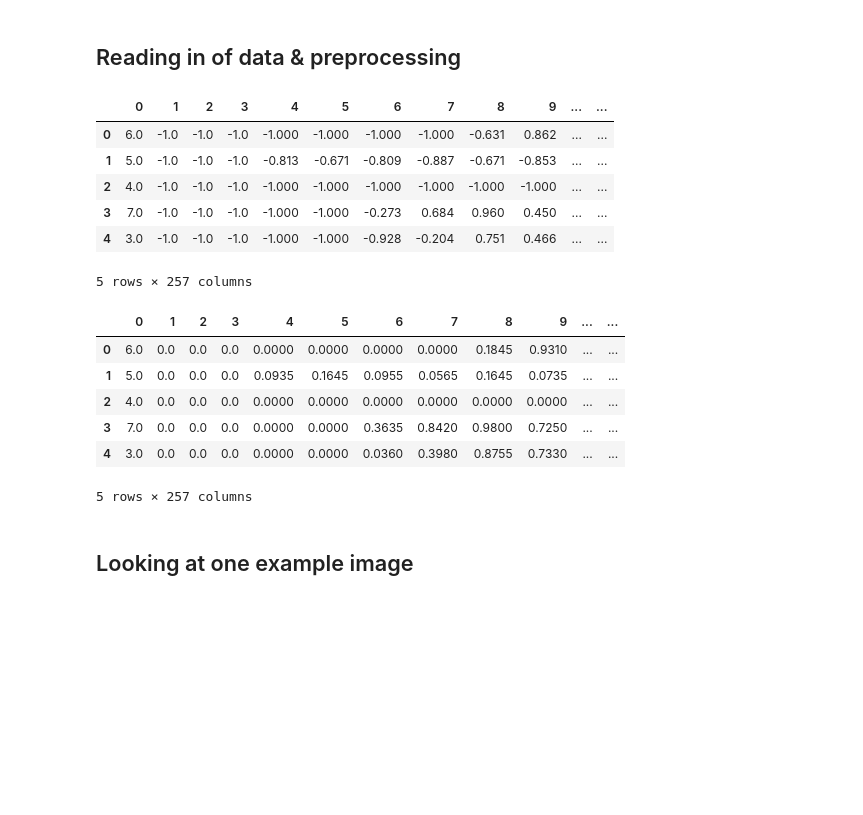
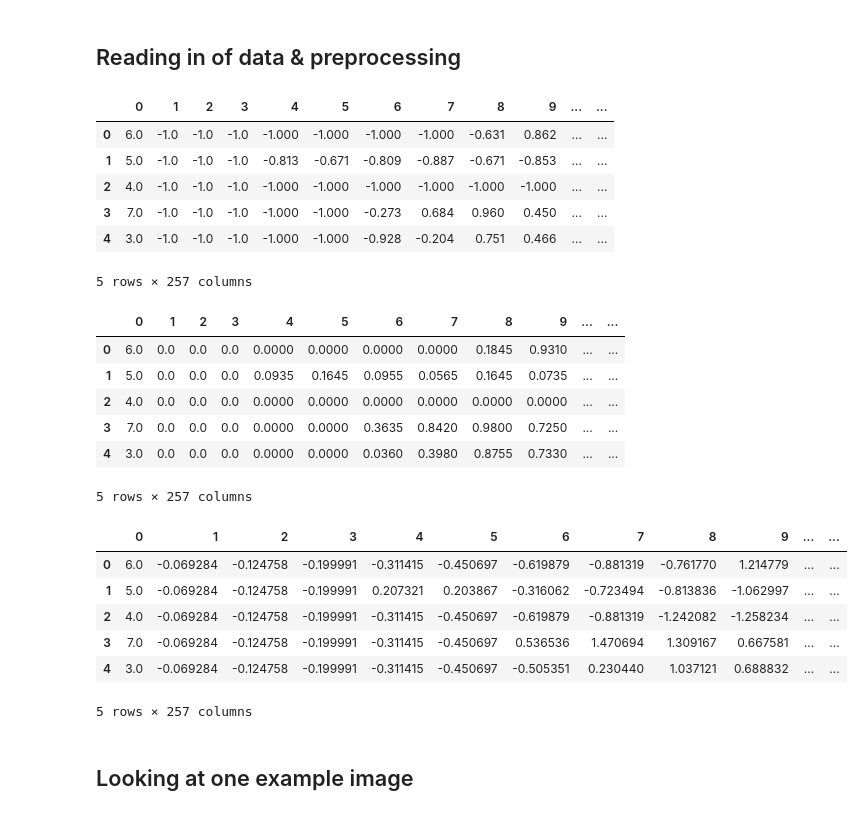
Before and after one commit to r9d9/descript_analysis, a Jupyter notebook: Descriptives_Digits.ipynb, the cells around one changed output. Saved outputs shown, nothing was run; the diff lists cells and outputs as text; code cells hidden in the pictures; blank space fills up the shorter version.

```diff
--- a/Descriptives_Digits.ipynb
+++ b/Descriptives_Digits.ipynb
@@ -9,27 +10,38 @@ import sklearn.preprocessing as prep
 # %%
 data = pd.read_csv("Daten/zip.train", header=None, sep=" ")
 data = data.iloc[:,0:-1] # last column (NaN) is deleted
 scaler = prep.MinMaxScaler()
 norm_data = data.copy() # copy ist notwendig, andernfalls wird data mit den folgenden Zeilen auch geändert!
 norm_data.iloc[:,1:] = scaler.fit_transform(norm_data.iloc[:,1:]) # data is transformed to range from 0-1 for each row (only cols 1:end)
 #MinMaxScaler: see http://scikit-learn.org/stable/modules/generated/sklearn.preprocessing.MinMaxScaler.html
 display(data.head())
 display(norm_data.head())
+zstand_scaler = prep.StandardScaler()
+zstand_data = data.copy()
+zstand_data.iloc[:,1:] = zstand_scaler.fit_transform(zstand_data.iloc[:,1:])
+display(zstand_data.head())
 # %% [output]
 |  | 0 | 1 | 2 | 3 | 4 | 5 | 6 | 7 | 8 | 9 | ... | ... |
 | 0 | 6.0 | -1.0 | -1.0 | -1.0 | -1.000 | -1.000 | -1.000 | -1.000 | -0.631 | 0.862 | ... | ... |
 | 1 | 5.0 | -1.0 | -1.0 | -1.0 | -0.813 | -0.671 | -0.809 | -0.887 | -0.671 | -0.853 | ... | ... |
 | 2 | 4.0 | -1.0 | -1.0 | -1.0 | -1.000 | -1.000 | -1.000 | -1.000 | -1.000 | -1.000 | ... | ... |
 | 3 | 7.0 | -1.0 | -1.0 | -1.0 | -1.000 | -1.000 | -0.273 | 0.684 | 0.960 | 0.450 | ... | ... |
 | 4 | 3.0 | -1.0 | -1.0 | -1.0 | -1.000 | -1.000 | -0.928 | -0.204 | 0.751 | 0.466 | ... | ... |
 5 rows × 257 columns
 |  | 0 | 1 | 2 | 3 | 4 | 5 | 6 | 7 | 8 | 9 | ... | ... |
 | 0 | 6.0 | 0.0 | 0.0 | 0.0 | 0.0000 | 0.0000 | 0.0000 | 0.0000 | 0.1845 | 0.9310 | ... | ... |
 | 1 | 5.0 | 0.0 | 0.0 | 0.0 | 0.0935 | 0.1645 | 0.0955 | 0.0565 | 0.1645 | 0.0735 | ... | ... |
 | 2 | 4.0 | 0.0 | 0.0 | 0.0 | 0.0000 | 0.0000 | 0.0000 | 0.0000 | 0.0000 | 0.0000 | ... | ... |
 | 3 | 7.0 | 0.0 | 0.0 | 0.0 | 0.0000 | 0.0000 | 0.3635 | 0.8420 | 0.9800 | 0.7250 | ... | ... |
 | 4 | 3.0 | 0.0 | 0.0 | 0.0 | 0.0000 | 0.0000 | 0.0360 | 0.3980 | 0.8755 | 0.7330 | ... | ... |
 5 rows × 257 columns
+|  | 0 | 1 | 2 | 3 | 4 | 5 | 6 | 7 | 8 | 9 | ... | ... |
+| 0 | 6.0 | -0.069284 | -0.124758 | -0.199991 | -0.311415 | -0.450697 | -0.619879 | -0.881319 | -0.761770 | 1.214779 | ... | ... |
+| 1 | 5.0 | -0.069284 | -0.124758 | -0.199991 | 0.207321 | 0.203867 | -0.316062 | -0.723494 | -0.813836 | -1.062997 | ... | ... |
+| 2 | 4.0 | -0.069284 | -0.124758 | -0.199991 | -0.311415 | -0.450697 | -0.619879 | -0.881319 | -1.242082 | -1.258234 | ... | ... |
+| 3 | 7.0 | -0.069284 | -0.124758 | -0.199991 | -0.311415 | -0.450697 | 0.536536 | 1.470694 | 1.309167 | 0.667581 | ... | ... |
+| 4 | 3.0 | -0.069284 | -0.124758 | -0.199991 | -0.311415 | -0.450697 | -0.505351 | 0.230440 | 1.037121 | 0.688832 | ... | ... |
+5 rows × 257 columns
 # %% [markdown]
 ## Looking at one example image
 # %%
```
Also changed, not shown: parts of 9 cells of this notebook, 4 other files.
